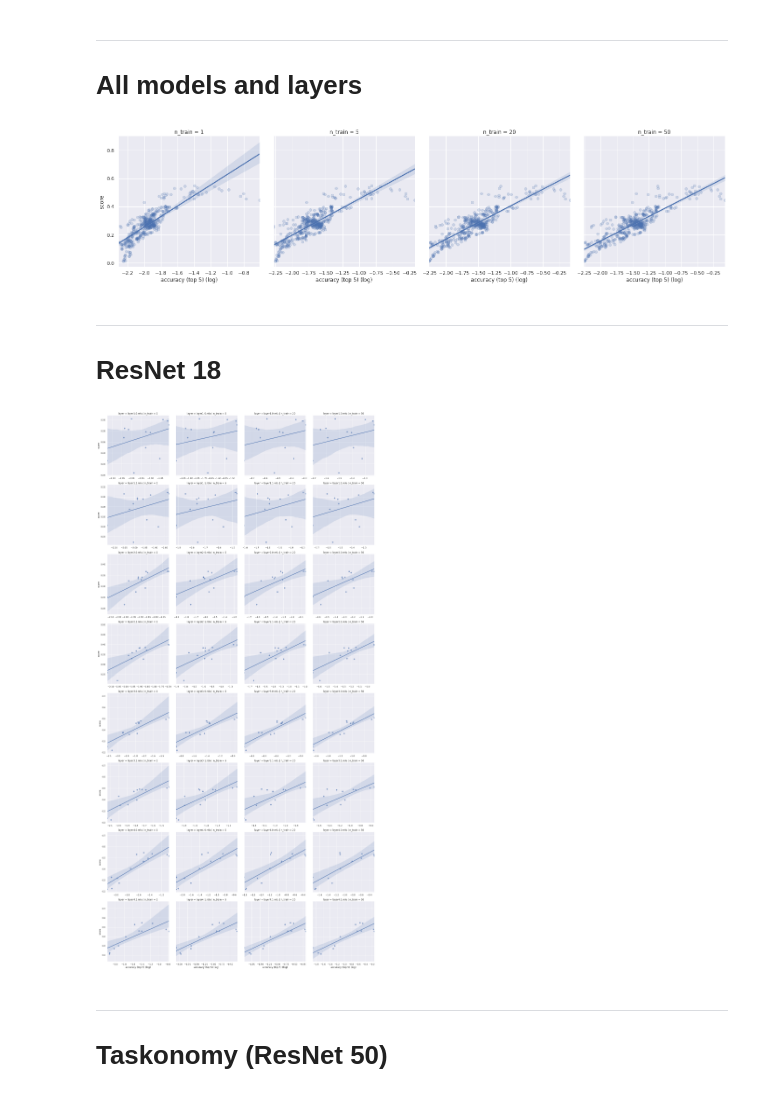
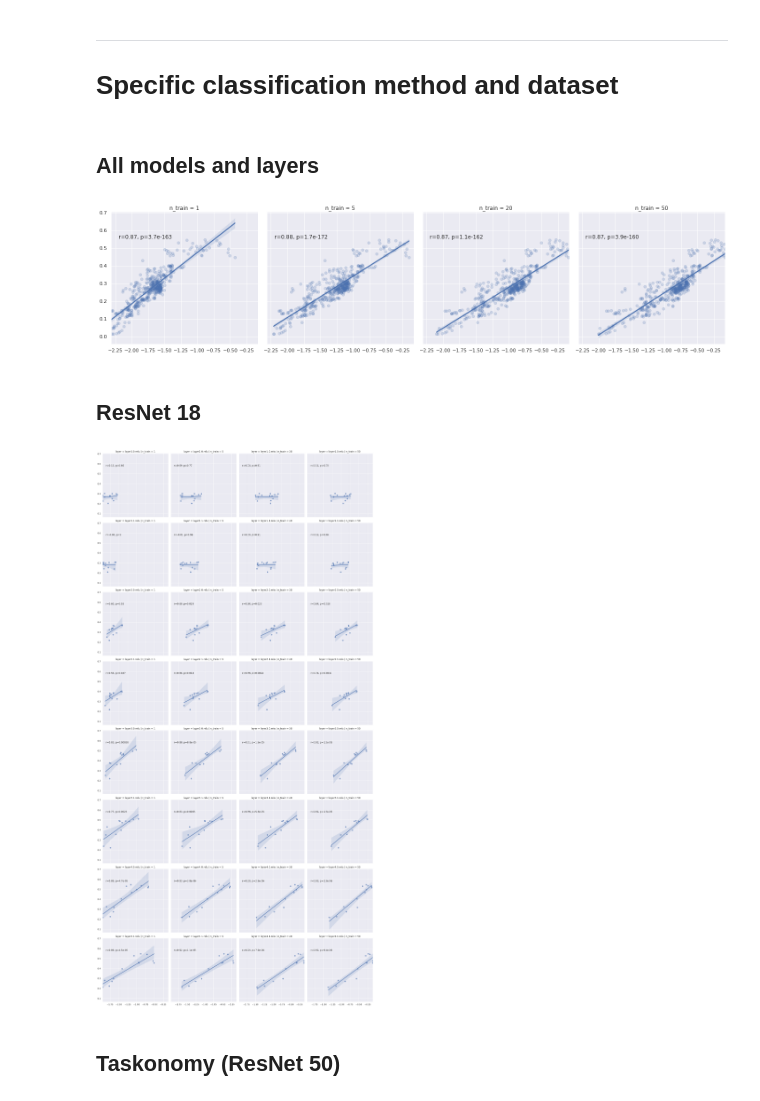
Before and after one commit to EricElmoznino/encoder_dimensionality, a Jupyter notebook: notebooks/encoding_vs_nshot.ipynb, the cells around one changed output. Saved outputs shown, nothing was run; the diff lists cells and outputs as text; code cells hidden in the pictures.

Commit message:
Modified nshot learning notebook to compare the different classifiers and datasets

```diff
--- a/notebooks/encoding_vs_nshot.ipynb
+++ b/notebooks/encoding_vs_nshot.ipynb
@@ -45,0 +17,32 @@ data.head()
+# %%
+data = pd.DataFrame()
+for d, c in [('imagenet', 'linear'), ('imagenet', 'prototype'),
+             ('imagenet21k', 'linear'), ('imagenet21k', 'prototype')]:
+    data_i = pd.read_csv(f'../results/n-shot|dataset:{d}|classifier:{c}|pooling:{pooling_nshot}.csv')
+    if c == 'linear':
+        data_i = data_i.drop('log likelihood', axis='columns')
+
+    data_i = data_i.drop('i_repeat', axis='columns')
+    data_i = data_i.groupby([c for c in data_i.columns if c not in metric_columns], as_index=False).mean()
+
+    data_i = data_i.assign(classifier=c, dataset_nshot=d)
+
+    data = data.append(data_i)
+
+del data_i
+
+for m in metric_columns:
+    if 'log' not in m:
+        data[f'{m} (log)'] = np.log(data[m])
+        metric_columns.append(f'{m} (log)')
+
+data = pd.merge(data, pd.read_csv(f'../results/encoding|benchmark:{benchmark}|pooling:{pooling_enc}.csv'),
+                on=['architecture', 'task', 'kind', 'source', 'layer'])
+
+tf_to_pt_layer_map = {'encode_2': 'layer1.0.relu', 'encode_3': 'layer1.1.relu',
+                      'encode_4': 'layer2.0.relu', 'encode_5': 'layer2.1.relu',
+                      'encode_6': 'layer3.0.relu', 'encode_7': 'layer3.1.relu',
+                      'encode_8': 'layer4.0.relu', 'encode_9': 'layer4.1.relu'}
+data.loc[:, 'layer'] = data['layer'].replace(tf_to_pt_layer_map)
+
+data.head()
@@ -46,24 +73,30 @@ data.head()
+# %% [markdown]
+---
+# Specific classification method and dataset
+# %%
+classifier = 'linear'
+dataset_nshot = 'imagenet21k'
+
+data_cd = data[(data.classifier == classifier) & (data.dataset_nshot == dataset_nshot)]
 # %% [markdown]
----
-# All models and layers
+## All models and layers
 # %%
-results = data
-g = sns.lmplot(data=results, x='accuracy (top 5) (log)', y='score', col='n_train',
-               scatter_kws={'alpha':0.2}, sharex=False, sharey='row', height=5)
+g = sns.lmplot(data=data_cd, x=metric, y='score', col='n_train',
+               scatter_kws={'alpha':0.2}, sharex=True, sharey=True, height=5)
+annotate_corr_grid(g, x=metric, y='score')
 plt.show()
 # %% [output]
-[figure, old version]
+[figure, new version]
 # %% [markdown]
----
-# ResNet 18
+## ResNet 18
 # %%
-results = data[(data.architecture == 'ResNet18')]
-g = sns.lmplot(data=results, x='accuracy (top 5) (log)', y='score', col='n_train', row='layer',
-               scatter_kws={'alpha':0.6}, sharex=False, sharey='row', height=5)
+results = data_cd[(data_cd.architecture == 'ResNet18')]
+g = sns.lmplot(data=results, x=metric, y='score', col='n_train', row='layer',
+               scatter_kws={'alpha':0.6}, sharex=True, sharey=True, height=5)
+annotate_corr_grid(g, x=metric, y='score')
 plt.show()
 # %% [output]
-[figure, old version]
+[figure, new version]
 # %% [markdown]
----
-# Taskonomy (ResNet 50)
+## Taskonomy (ResNet 50)
 # %%
```
Also changed, not shown: parts of 6 cells of this notebook, 1 other file.
